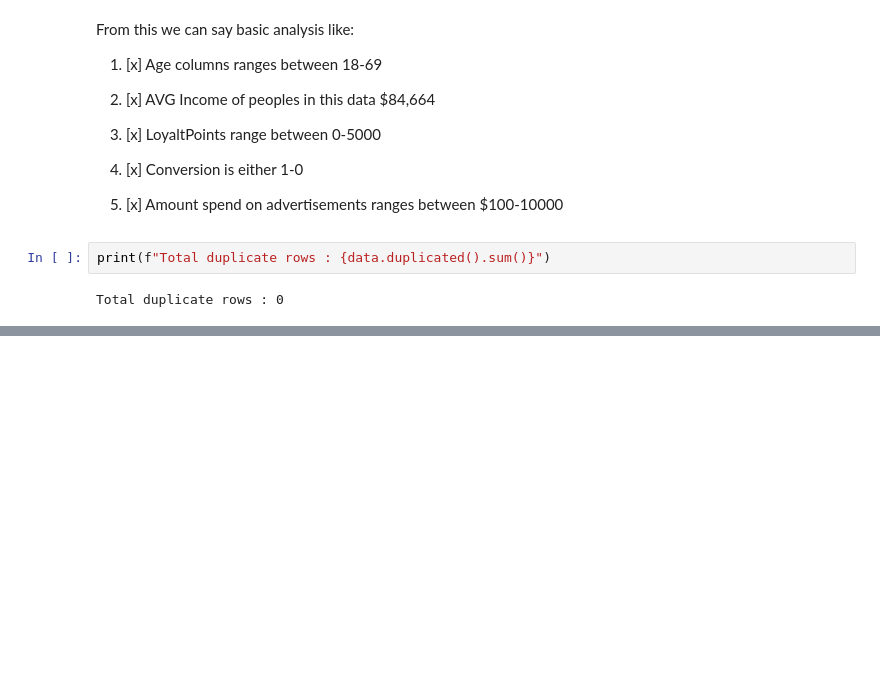
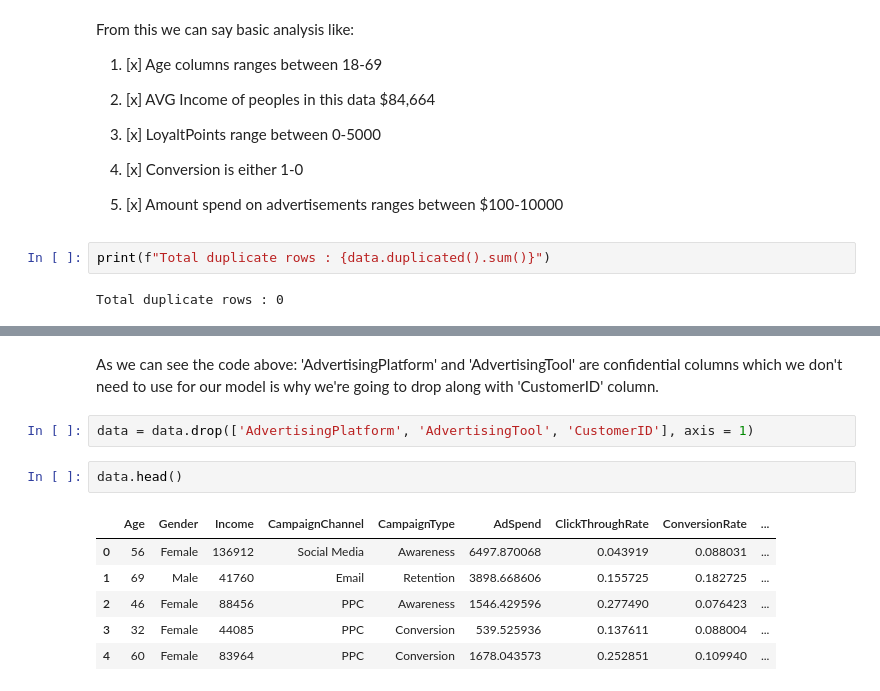
Before and after one commit to barkobt/tubitak-marketing-analytics, a Jupyter notebook: notebooks/01_eda_and_cleaning.ipynb, the cells around one changed output, grey strips where cells are left out. Drawn from its saved outputs; the diff is of its cells as text; blank space fills up the shorter version.

Commit message:
feat: drop confidential categorical columns.
Analiz sonucunda, gizli olduğu için ayırt edici olmayan sütunlar ve CustomerID'ler veri setinden çıkartıldı.

```diff
--- a/notebooks/01_eda_and_cleaning.ipynb
+++ b/notebooks/01_eda_and_cleaning.ipynb
@@ -151,0 +143,14 @@ Total duplicate rows : 0
+# %% [markdown]
+As we can see the code above:
+'AdvertisingPlatform' and 'AdvertisingTool' are confidential columns which we don't need to use for our model is why we're going to drop along with 'CustomerID' column.
+# %%
+data = data.drop(['AdvertisingPlatform', 'AdvertisingTool', 'CustomerID'], axis = 1)
+# %%
+data.head()
+# %% [output]
+|  | Age | Gender | Income | CampaignChannel | CampaignType | AdSpend | ClickThroughRate | ConversionRate | ... |
+| 0 | 56 | Female | 136912 | Social Media | Awareness | 6497.870068 | 0.043919 | 0.088031 | ... |
+| 1 | 69 | Male | 41760 | Email | Retention | 3898.668606 | 0.155725 | 0.182725 | ... |
+| 2 | 46 | Female | 88456 | PPC | Awareness | 1546.429596 | 0.277490 | 0.076423 | ... |
+| 3 | 32 | Female | 44085 | PPC | Conversion | 539.525936 | 0.137611 | 0.088004 | ... |
+| 4 | 60 | Female | 83964 | PPC | Conversion | 1678.043573 | 0.252851 | 0.109940 | ... |
```
Also changed, not shown: parts of 6 cells of this notebook.
